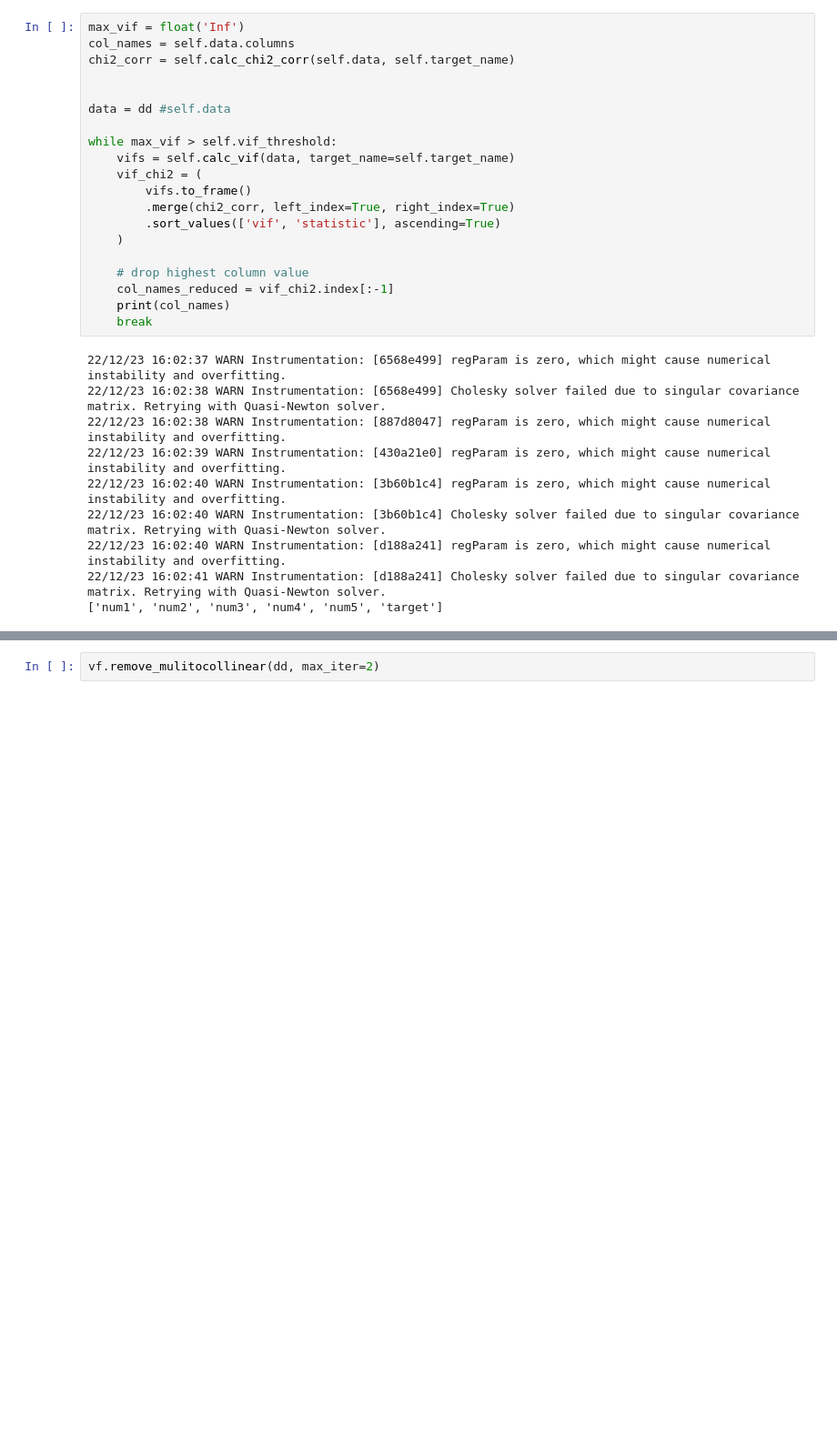
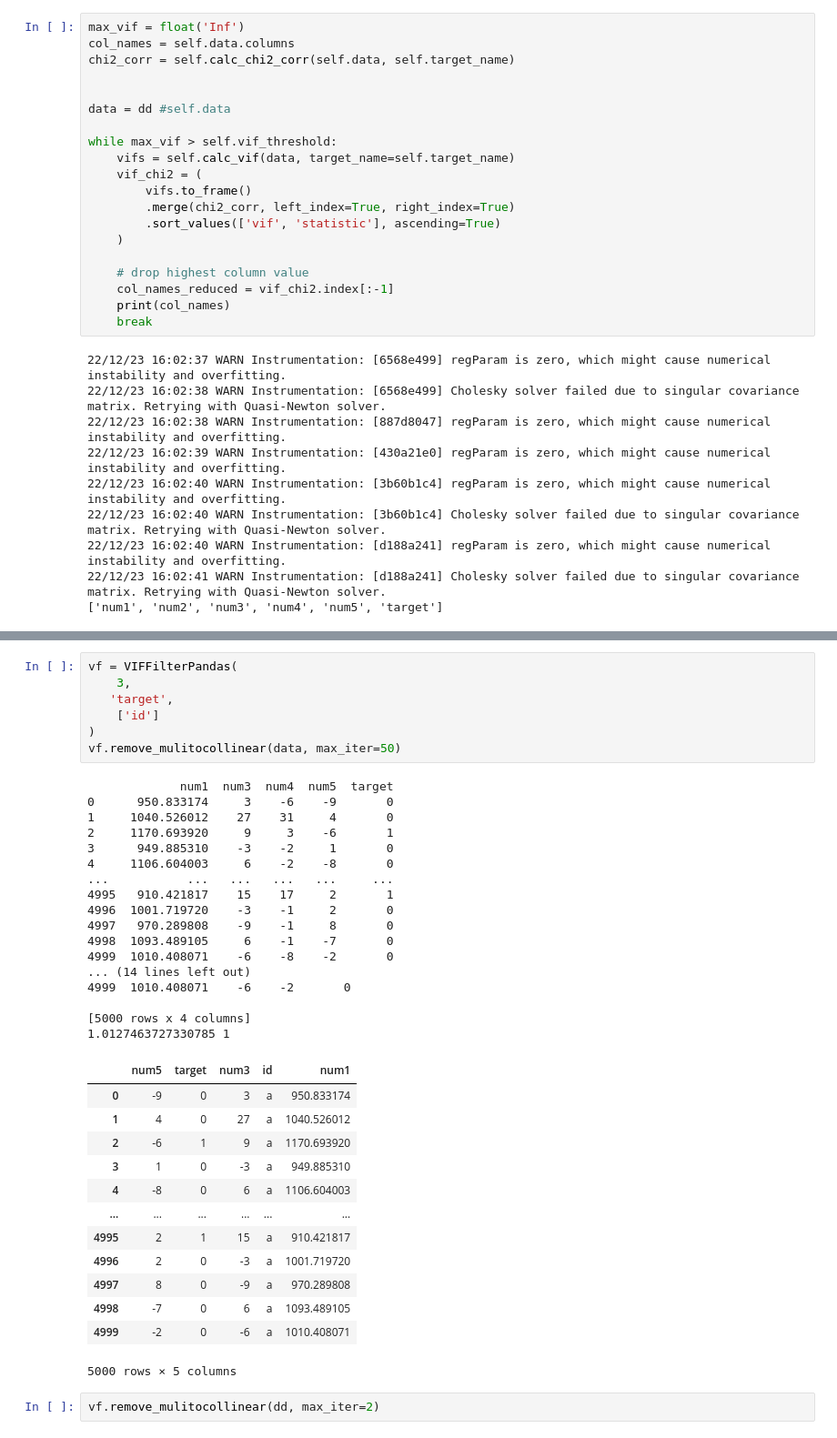
Before and after one commit to aadi350/Data-Science, a Jupyter notebook: machine-learning/vif-filter.ipynb, the cells around one changed output, grey strips where cells are left out. Shown at 91% size. Drawn from its saved outputs; the diff is of its cells as text; blank space fills up the shorter version.

```diff
--- a/machine-learning/vif-filter.ipynb
+++ b/machine-learning/vif-filter.ipynb
@@ -382,3 +402,41 @@ vf = VIFFilter(
+# %%
+vf = VIFFilterPandas(
+    3,
+   'target',
+    ['id']
+)
+vf.remove_mulitocollinear(data, max_iter=50)
+# %% [output]
+             num1  num3  num4  num5  target
+0      950.833174     3    -6    -9       0
+1     1040.526012    27    31     4       0
+2     1170.693920     9     3    -6       1
+3      949.885310    -3    -2     1       0
+4     1106.604003     6    -2    -8       0
+...           ...   ...   ...   ...     ...
+4995   910.421817    15    17     2       1
+4996  1001.719720    -3    -1     2       0
+4997   970.289808    -9    -1     8       0
+4998  1093.489105     6    -1    -7       0
+4999  1010.408071    -6    -8    -2       0
+... (14 lines left out)
+4999  1010.408071    -6    -2       0
+
+[5000 rows x 4 columns]
+1.0127463727330785 1
+|  | num5 | target | num3 | id | num1 |
+| 0 | -9 | 0 | 3 | a | 950.833174 |
+| 1 | 4 | 0 | 27 | a | 1040.526012 |
+| 2 | -6 | 1 | 9 | a | 1170.693920 |
+| 3 | 1 | 0 | -3 | a | 949.885310 |
+| 4 | -8 | 0 | 6 | a | 1106.604003 |
+| ... | ... | ... | ... | ... | ... |
+| 4995 | 2 | 1 | 15 | a | 910.421817 |
+| 4996 | 2 | 0 | -3 | a | 1001.719720 |
+| 4997 | 8 | 0 | -9 | a | 970.289808 |
+| 4998 | -7 | 0 | 6 | a | 1093.489105 |
+| 4999 | -2 | 0 | -6 | a | 1010.408071 |
+5000 rows × 5 columns
 # %%
 vf.remove_mulitocollinear(dd, max_iter=2)
 # %% [output]
```
Also changed, not shown: parts of 21 cells of this notebook, 55 other files.
